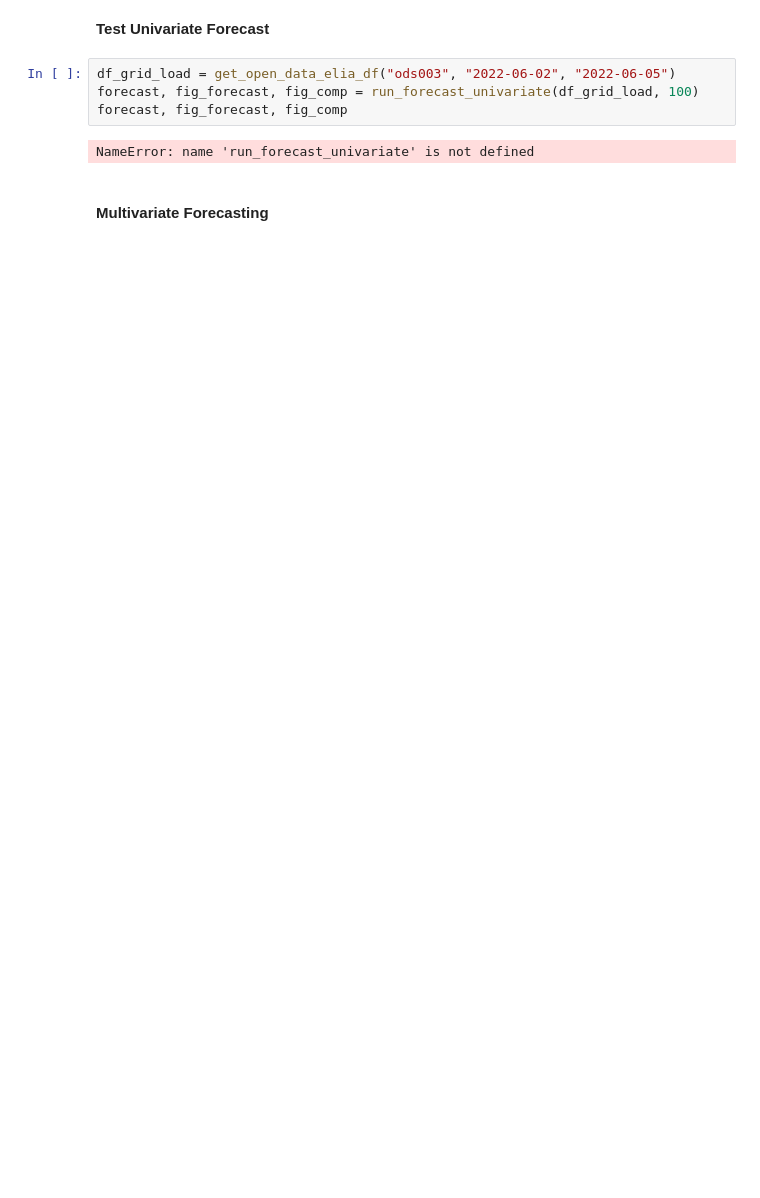
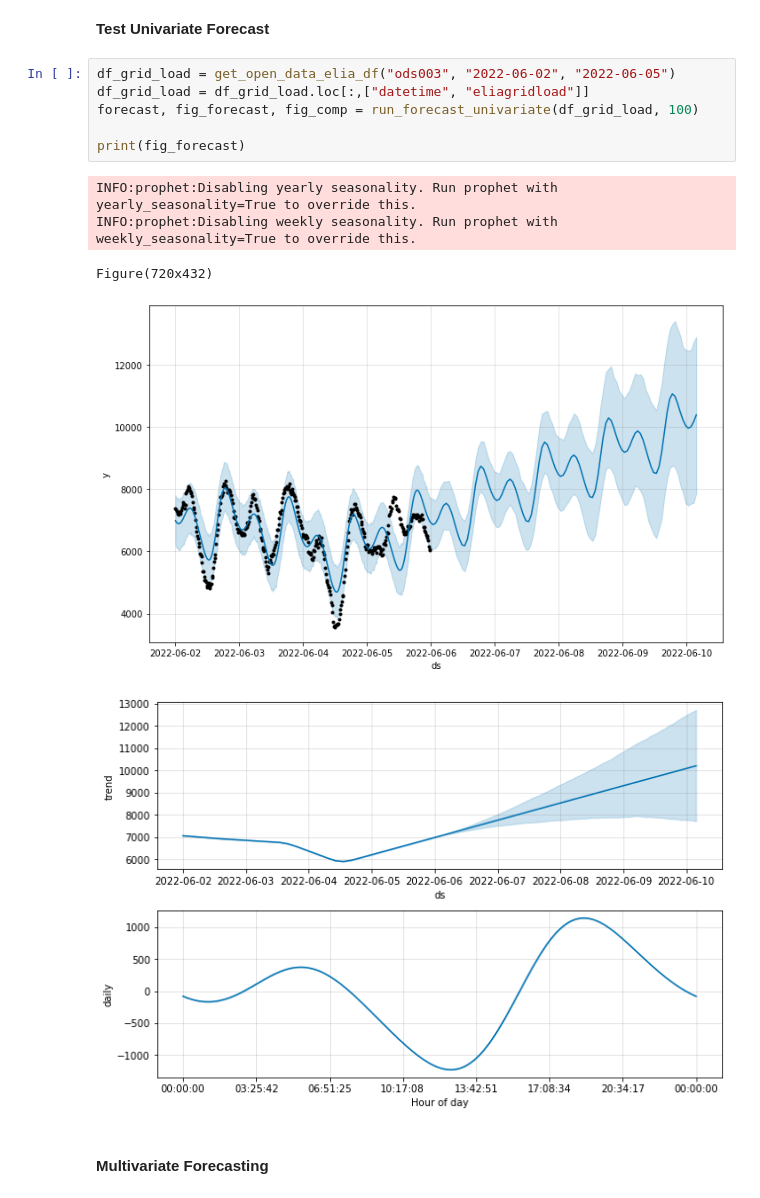
Before and after one commit to chris-elia/ts-forecast, a Jupyter notebook: TimeSeries Forecasting @Datalift Conference.ipynb, the cells around one changed output. Saved outputs shown, nothing was run; the diff lists cells and outputs as text; blank space fills up the shorter version.

```diff
--- a/TimeSeries Forecasting @Datalift Conference.ipynb
+++ b/TimeSeries Forecasting @Datalift Conference.ipynb
@@ -307,10 +255,16 @@ ModuleNotFoundError: No module named 'prophet'
 **Test Univariate Forecast**
 # %%
 df_grid_load = get_open_data_elia_df("ods003", "2022-06-02", "2022-06-05")
+df_grid_load = df_grid_load.loc[:,["datetime", "eliagridload"]]
 forecast, fig_forecast, fig_comp = run_forecast_univariate(df_grid_load, 100)
-forecast, fig_forecast, fig_comp
+
+print(fig_forecast)
 # %% [output]
-NameError: name 'run_forecast_univariate' is not defined
+INFO:prophet:Disabling yearly seasonality. Run prophet with yearly_seasonality=True to override this.
+INFO:prophet:Disabling weekly seasonality. Run prophet with weekly_seasonality=True to override this.
+Figure(720x432)
+[figure, added]
+[figure, added]
 # %% [markdown]
 #### Multivariate Forecasting
 # %%
```
Also changed, not shown: parts of 21 cells of this notebook, 7 other files.
